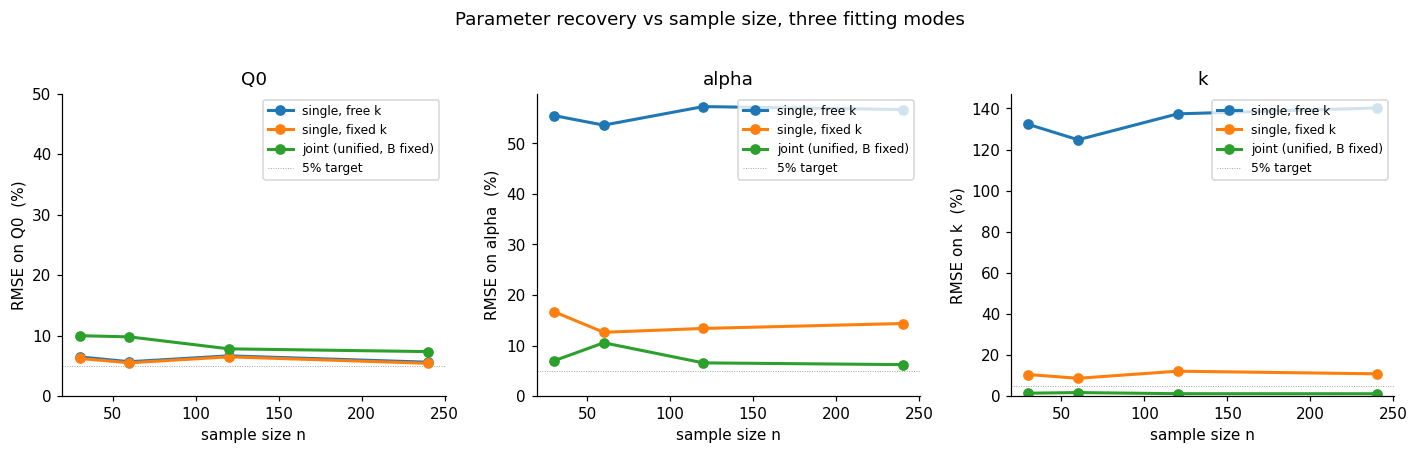
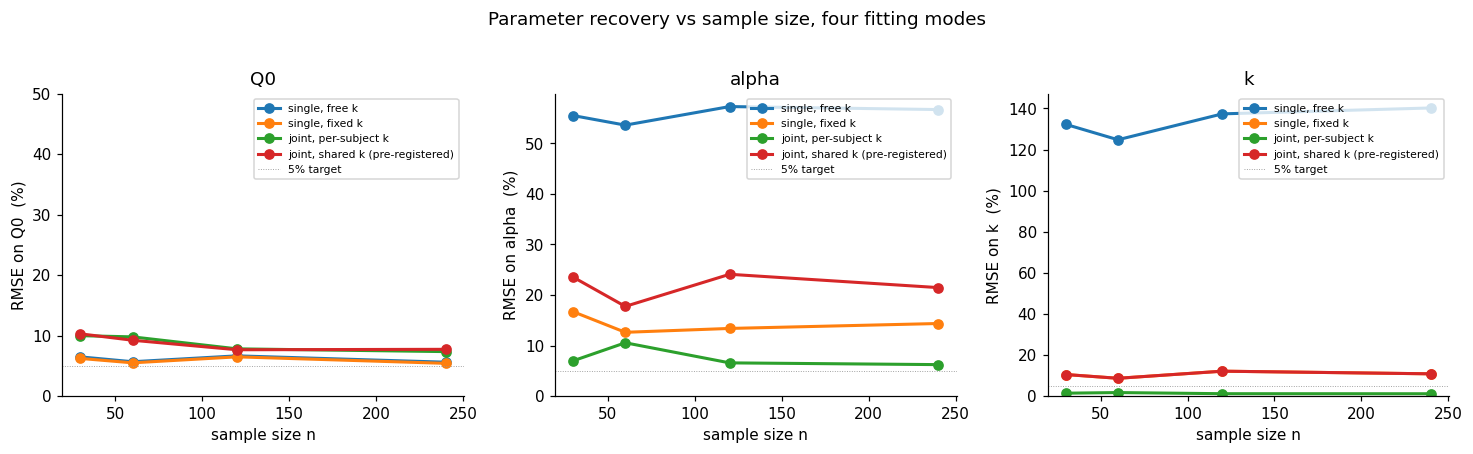
Unified diff of the notebook cell whose output changed from the first chart to the second:
--- before
+++ after
@@ -1,12 +1,28 @@
-modes = ["single_free_k", "single_fixed_k", "joint"]
+modes = ["single_free_k", "single_fixed_k", "joint_persubj_k", "joint_shared_k"]
 labels = {
-    "single_free_k": "single, free k",
-    "single_fixed_k": "single, fixed k",
-    "joint": "joint (unified, B fixed)",
+    "single_free_k":     "single, free k",
+    "single_fixed_k":    "single, fixed k",
+    "joint_persubj_k":   "joint, per-subject k",
+    "joint_shared_k":    "joint, shared k (pre-registered)",
 }
 ns = [30, 60, 120, 240]
-results = {mode: sample_size_sweep(ns, mode=mode, seed=SEED) for mode in modes}
+results = {}
+for mode in modes:
+    if mode == "joint_persubj_k":
+        from edu.simulation.recovery import recover_unified_joint
+        from edu.simulation.generate import sample_population
+        results[mode] = []
+        for n in ns:
+            rng = np.random.default_rng(SEED + n)
+            subjects = sample_population(n, rng=rng)
+            results[mode].append(
+                recover_unified_joint(subjects, rng=rng, share_k=False)
+            )
+    elif mode == "joint_shared_k":
+        results[mode] = sample_size_sweep(ns, mode="joint", seed=SEED)
+    else:
+        results[mode] = sample_size_sweep(ns, mode=mode, seed=SEED)
 
-fig, axes = plt.subplots(1, 3, figsize=(13, 4.0), sharey=False)
+fig, axes = plt.subplots(1, 3, figsize=(13.5, 4.0), sharey=False)
 params = ["Q0", "alpha", "k"]
 for ax, p in zip(axes, params):
@@ -18,7 +34,7 @@
     ax.set_ylabel(f"RMSE on {p}  (%)")
     ax.set_title(p)
-    ax.legend(fontsize=8, loc="upper right")
+    ax.legend(fontsize=7, loc="upper right")
     ax.set_ylim(0, max(50, ax.get_ylim()[1]))
-fig.suptitle("Parameter recovery vs sample size, three fitting modes", y=1.02)
+fig.suptitle("Parameter recovery vs sample size, four fitting modes", y=1.02)
 fig.tight_layout(); plt.show()
 

Commit: fix: switch NLS recovery to shared-k by default; correct precision claim